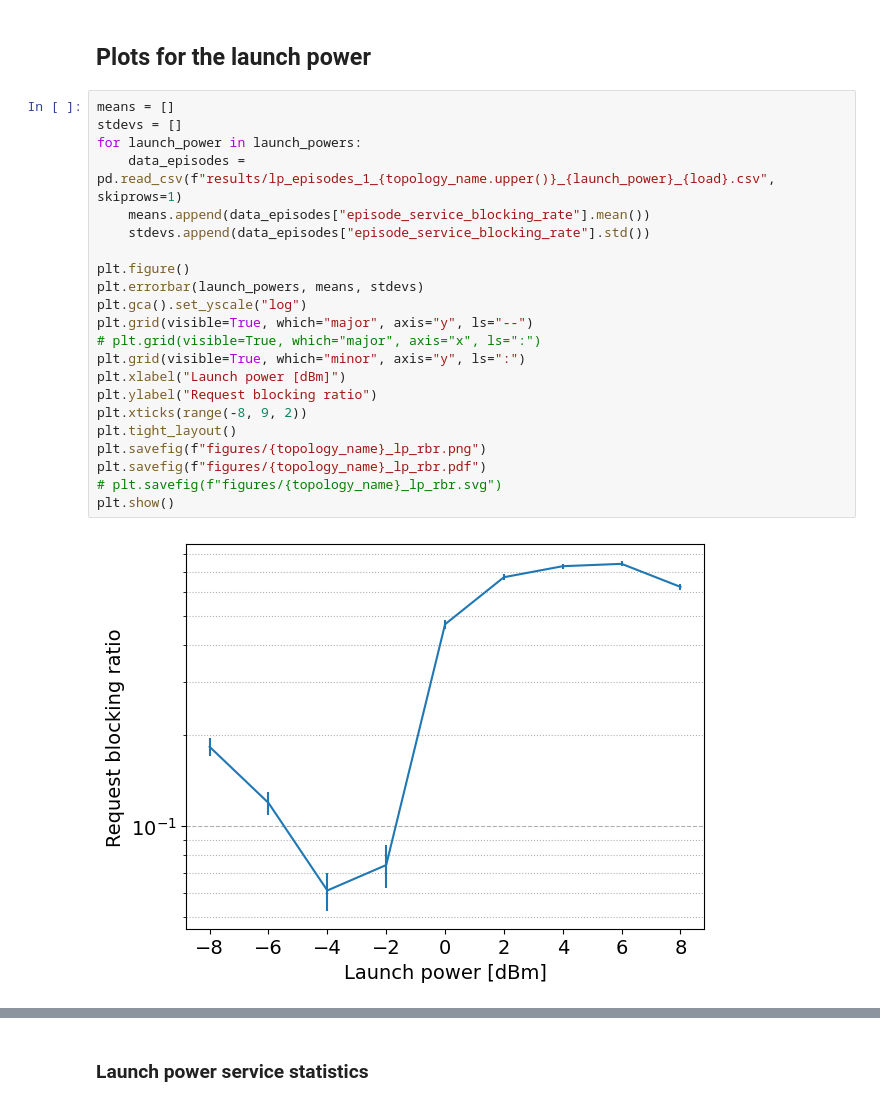
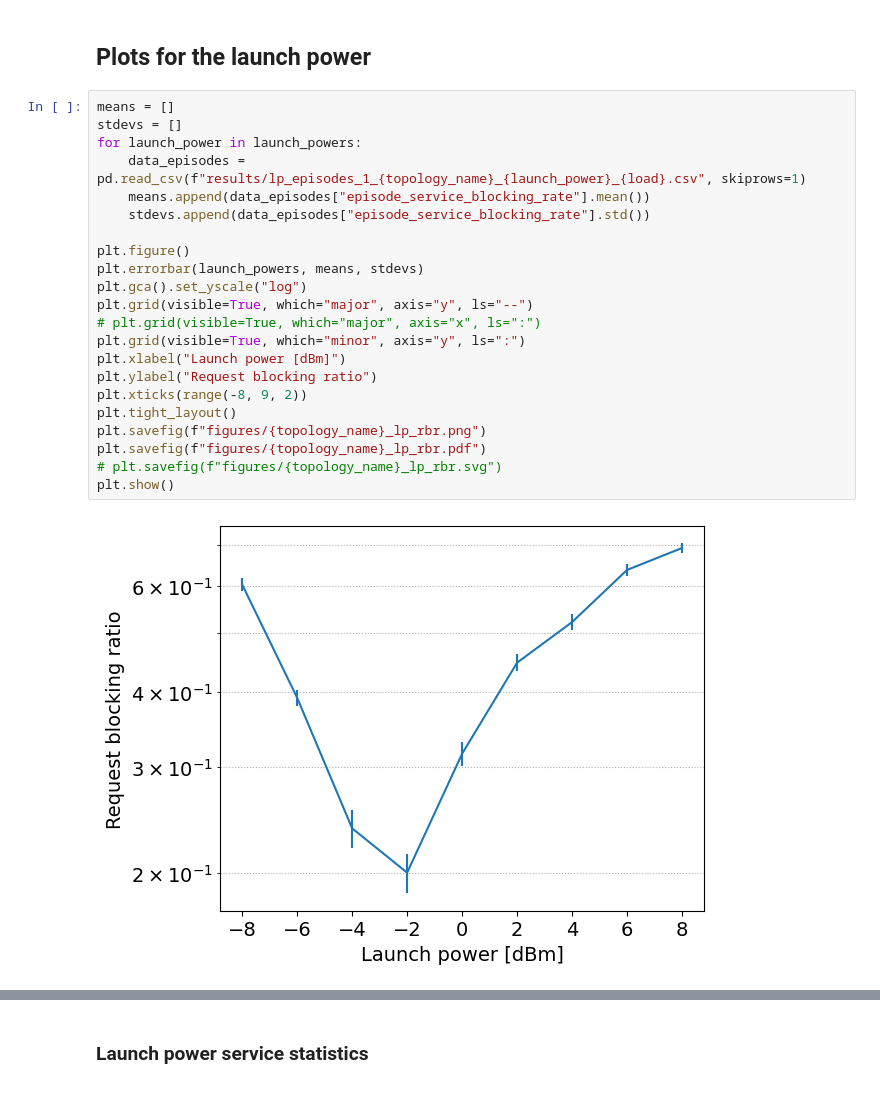
Before and after one commit to carlosnatalino/optical-networking-gym, a Jupyter notebook: examples/JOCN_Benchmark_2024/plots.ipynb, the cells around one changed output, grey strips where cells are left out. Drawn from its saved outputs; the diff is of its cells as text.

```diff
--- a/examples/JOCN_Benchmark_2024/plots.ipynb
+++ b/examples/JOCN_Benchmark_2024/plots.ipynb
@@ -114,27 +128,27 @@ plt.show()
 # %%
 means = []
 stdevs = []
 for launch_power in launch_powers:
-    data_episodes = pd.read_csv(f"results/lp_episodes_1_{topology_name.upper()}_{launch_power}_{load}.csv", skiprows=1)
+    data_episodes = pd.read_csv(f"results/lp_episodes_1_{topology_name}_{launch_power}_{load}.csv", skiprows=1)
     means.append(data_episodes["episode_service_blocking_rate"].mean())
     stdevs.append(data_episodes["episode_service_blocking_rate"].std())
 
 plt.figure()
 plt.errorbar(launch_powers, means, stdevs)
 plt.gca().set_yscale("log")
 plt.grid(visible=True, which="major", axis="y", ls="--")
 # plt.grid(visible=True, which="major", axis="x", ls=":")
 plt.grid(visible=True, which="minor", axis="y", ls=":")
 plt.xlabel("Launch power [dBm]")
 plt.ylabel("Request blocking ratio")
 plt.xticks(range(-8, 9, 2))
 plt.tight_layout()
 plt.savefig(f"figures/{topology_name}_lp_rbr.png")
 plt.savefig(f"figures/{topology_name}_lp_rbr.pdf")
 # plt.savefig(f"figures/{topology_name}_lp_rbr.svg")
 plt.show()
 # %% [output]
-[figure, old version]
+[figure, new version]
 # %%
 mean_osnr = []
 stdev_osnr = []
```
Also changed, not shown: parts of 15 cells of this notebook, 8 other files.
